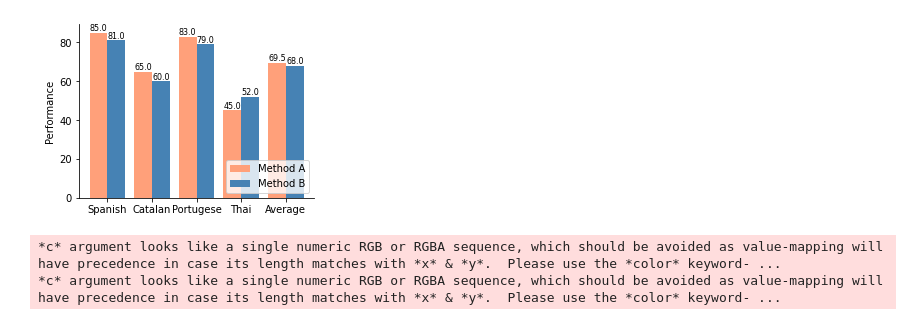
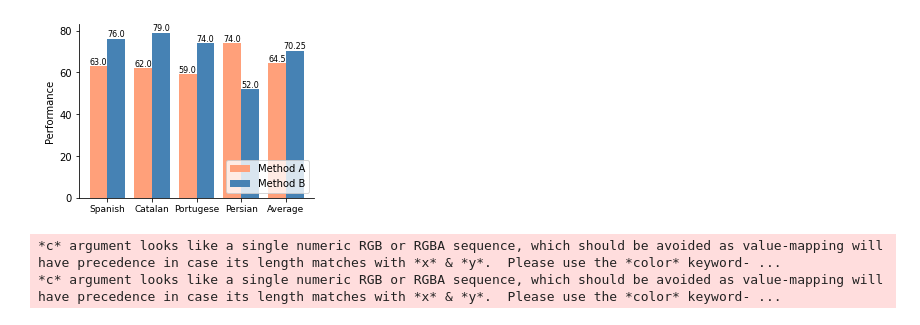
Before and after one commit to matus-pikuliak/multilingual-evaluation, a Jupyter notebook: n_figures.ipynb, the cells around one changed output. Saved outputs shown, nothing was run; the diff lists cells and outputs as text; code cells hidden in the pictures.

```diff
--- a/n_figures.ipynb
+++ b/n_figures.ipynb
@@ -6,10 +6,12 @@ import matplotlib.patheffects as PathEffects
 
 plt.rcParams["figure.figsize"] = (4, 3)
 
-labels = ['Spanish', 'Catalan', 'Portugese', 'Thai', 'Average']
+labels = ['Spanish', 'Catalan', 'Portugese', 'Persian', 'Average']
 a_means = [85, 65, 83, 45]
+a_means = [63, 62, 59, 74]
 a_means.append(np.mean(a_means))
 b_means = [81, 60, 79, 52]
+b_means = [76, 79, 74, 52]
 b_means.append(np.mean(b_means))
 
 x = np.arange(len(labels))  # the label locations
@@ -20,34 +22,35 @@ fig.tight_layout()
 ax.spines['right'].set_visible(False)
 ax.spines['top'].set_visible(False)
 rects1 = ax.bar(x - width/2, a_means, width, label='Method A', color='lightsalmon')
 rects2 = ax.bar(x + width/2, b_means, width, label='Method B', color='steelblue')
 
 # Add some text for labels, title and custom x-axis tick labels, etc.
 ax.set_ylabel('Performance')
 ax.set_xticks(x)
+ax.tick_params(axis='x', which='major', labelsize=9)
 ax.set_xticklabels(labels)
 
 
 def autolabel(rects):
     """Attach a text label above each bar in *rects*, displaying its height."""
     for rect in rects:
         height = rect.get_height()
         ax.annotate('{}'.format(height),
                     xy=(rect.get_x() + rect.get_width() / 2, height),
                     xytext=(0, 0),
                     textcoords="offset points",
                     ha='center', va='bottom', color='black', fontsize=8)
 
 
 autolabel(rects1)
 autolabel(rects2)
 
 ax.legend(loc=4)
 # print(help(ax.legend))
 
 plt.savefig('fig1.pdf', bbox_inches='tight')
 # %% [output]
-[figure, old version]
+[figure, new version]
 # %%
 from uriel import Uriel
 u = Uriel(load=True, umap=True)
```
Also changed, not shown: 5 other files.
